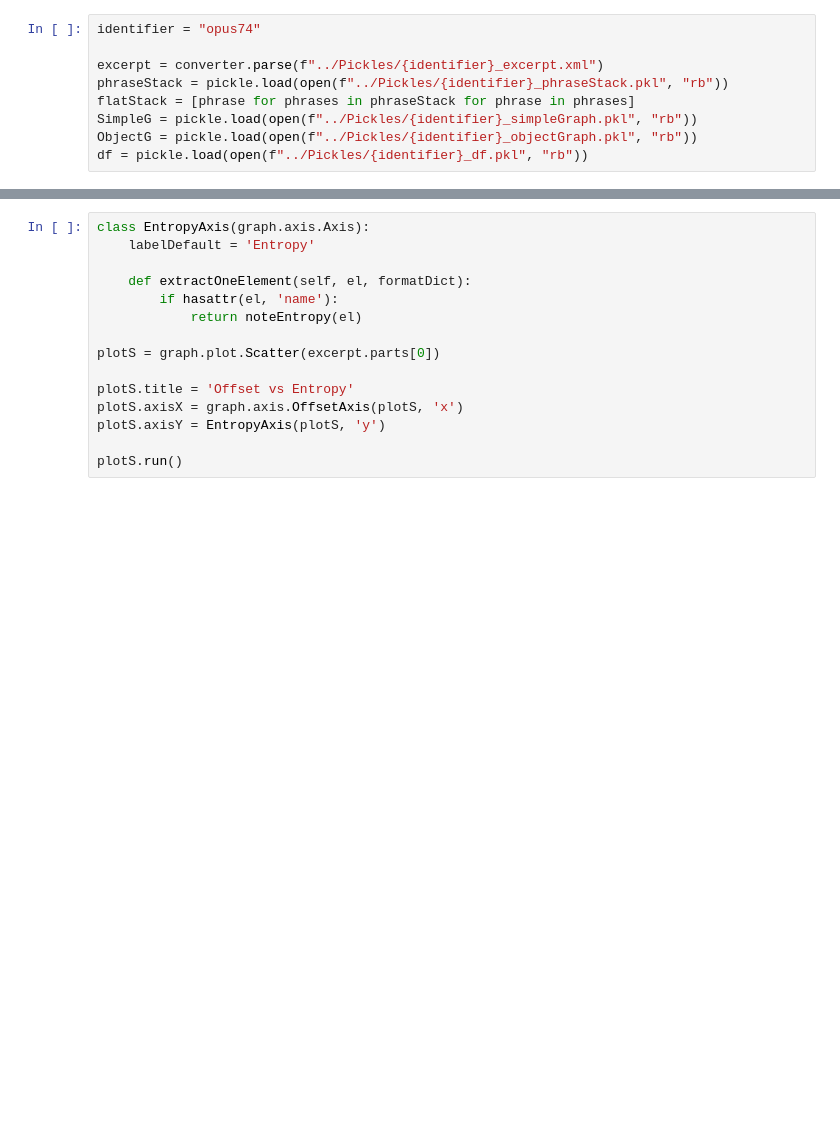
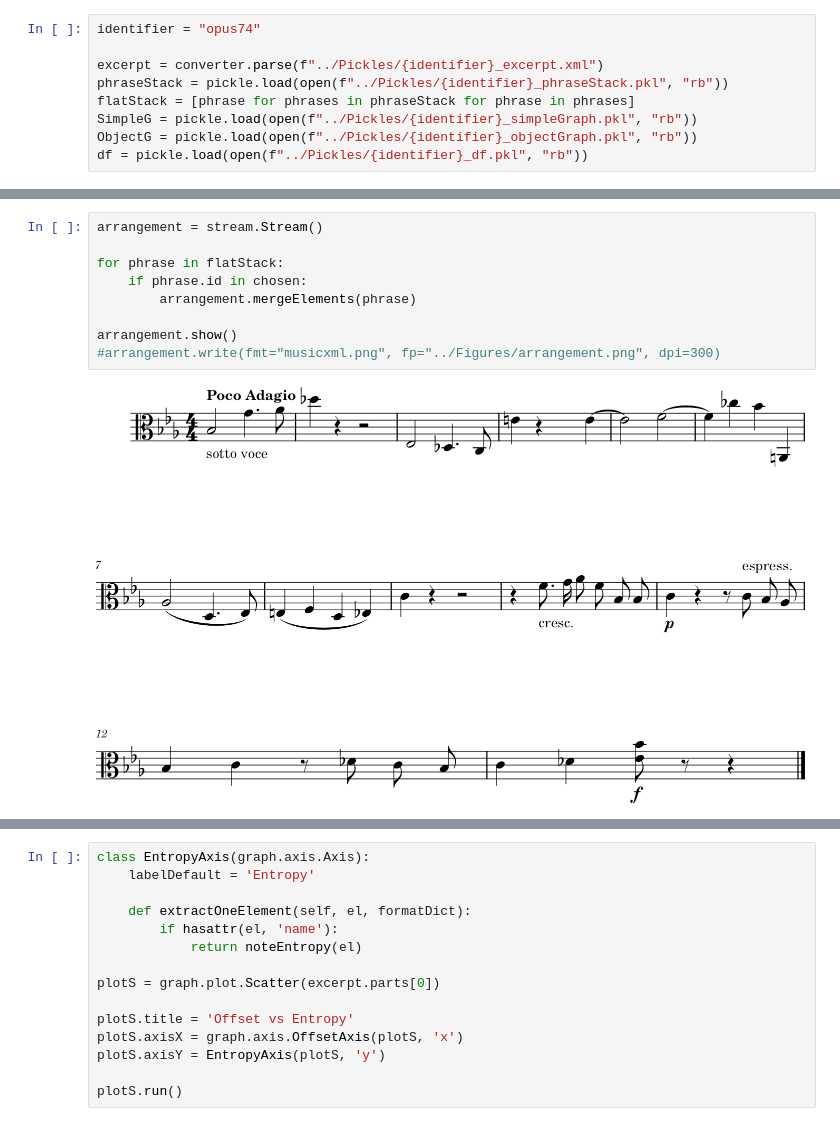
Before and after one commit to KirbyZX/PHYS4213, a Jupyter notebook: Notebooks/DataAnalysis.ipynb, the cells around one changed output, grey strips where cells are left out. Saved outputs shown, nothing was run; the diff lists cells and outputs as text; blank space fills up the shorter version.

```diff
--- a/Notebooks/DataAnalysis.ipynb
+++ b/Notebooks/DataAnalysis.ipynb
@@ -68,3 +91,14 @@ plt.savefig("..\Figures\histogram.pdf", pad_inches=0, bbox_inches="tight")
+# %%
+arrangement = stream.Stream()
+
+for phrase in flatStack:
+    if phrase.id in chosen:
+        arrangement.mergeElements(phrase)
+
+arrangement.show()
+#arrangement.write(fmt="musicxml.png", fp="../Figures/arrangement.png", dpi=300)
+# %% [output]
+[figure, added]
 # %%
 class BoundaryStrengthAxis(graph.axis.Axis):
     labelDefault = 'Boundary strength'
```
Also changed, not shown: parts of 6 cells of this notebook, 1 other file.
